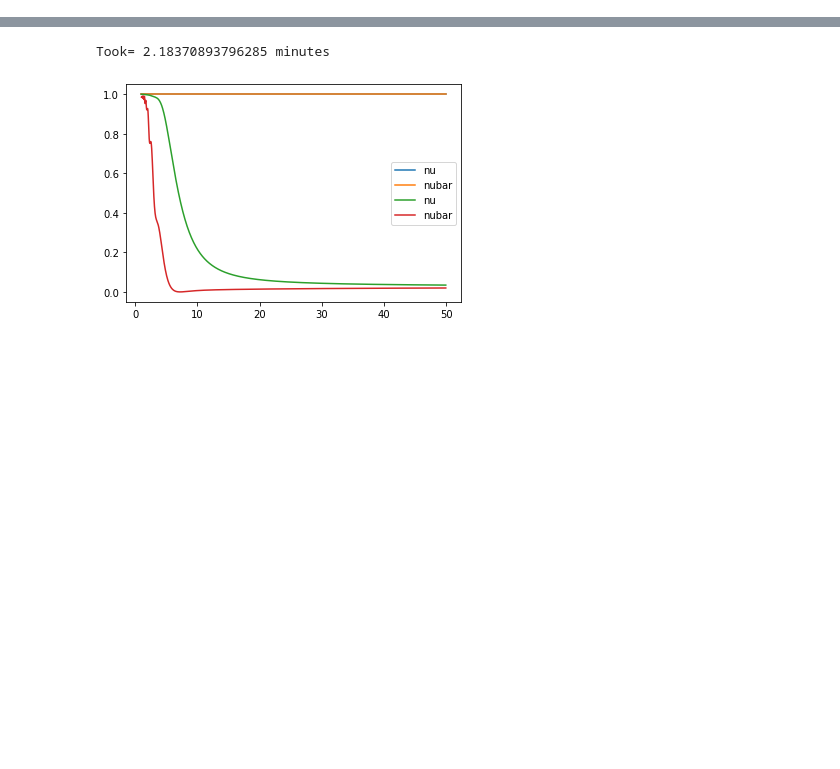
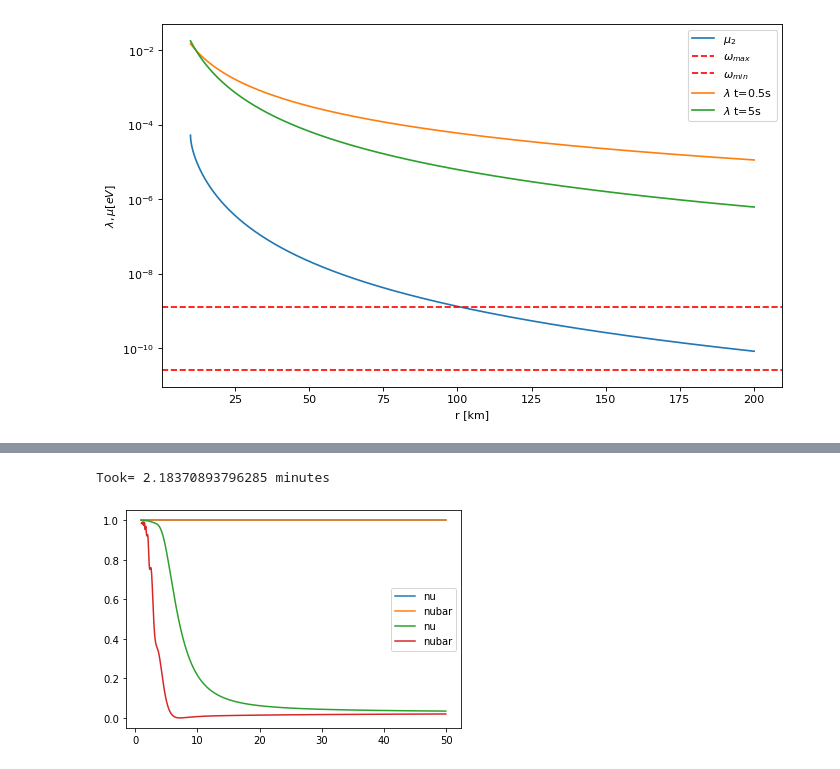
Before and after one commit to pedrodedin/Neutrino-Collective-Effects, a Jupyter notebook: Test.ipynb, the cells around one changed output, grey strips where cells are left out. Cells and saved outputs as stored; diff of their text form; code cells hidden in the pictures; blank space fills up the shorter version.

```diff
--- a/Test.ipynb
+++ b/Test.ipynb
@@ -8,0 +87,19 @@ from IPython.display import HTML
+# %%
+fig= plt.figure(figsize=(10, 6), dpi= 80, facecolor='w', edgecolor='k')
+#mu
+#plt.plot(r_vec,mu_supernova_vec(r_vec,mu_01),label=r"$\mu_1$")
+plt.plot(r_vec,mu_02*D_geom(r_vec,R_nu),label=r"$\mu_2$")
+#Omega
+plt.axhline(y=max(omega), color='r', linestyle='--',label=r"$\omega_{max}$")
+plt.axhline(y=min(omega), color='r', linestyle='--',label=r"$\omega_{min}$")
+#Lambda
+plt.plot(r_vec,lambda_supernova(r_vec,"SN",t=0.5),label=r"$\lambda$ t=0.5s")
+plt.plot(r_vec,lambda_supernova(r_vec,"SN",t=5),label=r"$\lambda$ t=5s")
+plt.yscale('log')
+plt.ylabel(r"$\lambda, \mu [eV]$")
+plt.xlabel('r [km]')
+#plt.xscale('log')
+plt.legend()
+plt.show()
+# %% [output]
+[figure, added]
```
Also changed, not shown: parts of 16 cells of this notebook, 8 other files.
